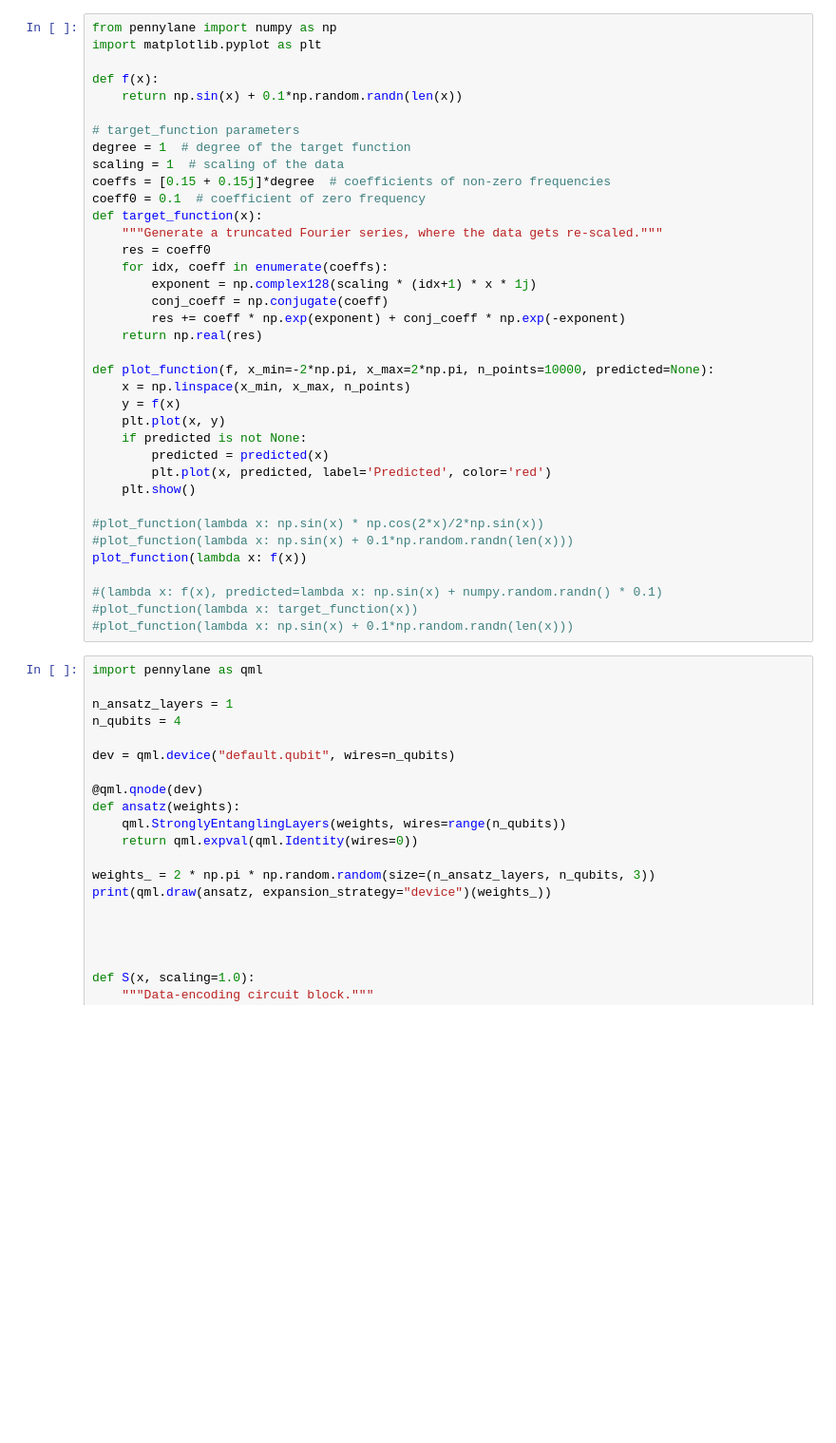
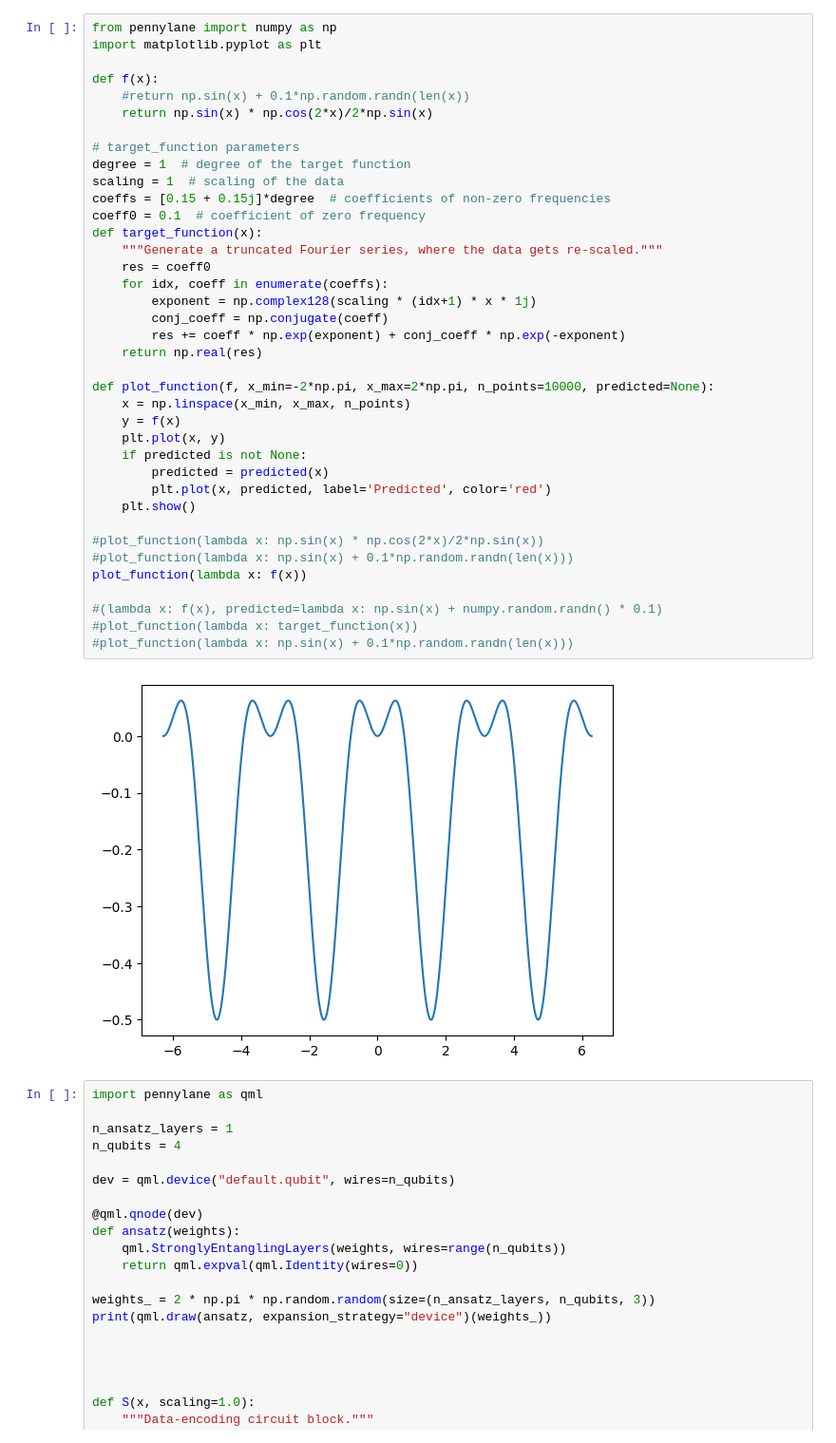
Before and after one commit to LudwigWiedemann/ProbDist_QCP, a Jupyter notebook: pennylane/Tunahan/test.ipynb, the cells around one changed output. Shown at 95% size. Cells and saved outputs as stored; diff of their text form; blank space fills up the shorter version.

Commit message:
Readme and random stuff

```diff
--- a/pennylane/Tunahan/test.ipynb
+++ b/pennylane/Tunahan/test.ipynb
@@ -3,38 +3,41 @@ from pennylane import numpy as np
 import matplotlib.pyplot as plt
 
 def f(x):
-    return np.sin(x) + 0.1*np.random.randn(len(x))
+    #return np.sin(x) + 0.1*np.random.randn(len(x))
+    return np.sin(x) * np.cos(2*x)/2*np.sin(x)
 
 # target_function parameters
 degree = 1  # degree of the target function
 scaling = 1  # scaling of the data
 coeffs = [0.15 + 0.15j]*degree  # coefficients of non-zero frequencies
 coeff0 = 0.1  # coefficient of zero frequency
 def target_function(x):
     """Generate a truncated Fourier series, where the data gets re-scaled."""
     res = coeff0
     for idx, coeff in enumerate(coeffs):
         exponent = np.complex128(scaling * (idx+1) * x * 1j)
         conj_coeff = np.conjugate(coeff)
         res += coeff * np.exp(exponent) + conj_coeff * np.exp(-exponent)
     return np.real(res)
 
 def plot_function(f, x_min=-2*np.pi, x_max=2*np.pi, n_points=10000, predicted=None):
     x = np.linspace(x_min, x_max, n_points)
     y = f(x)
     plt.plot(x, y)
     if predicted is not None:
         predicted = predicted(x)
         plt.plot(x, predicted, label='Predicted', color='red')
     plt.show()
 
 #plot_function(lambda x: np.sin(x) * np.cos(2*x)/2*np.sin(x))
 #plot_function(lambda x: np.sin(x) + 0.1*np.random.randn(len(x)))
 plot_function(lambda x: f(x))
 
 #(lambda x: f(x), predicted=lambda x: np.sin(x) + numpy.random.randn() * 0.1)
 #plot_function(lambda x: target_function(x))
 #plot_function(lambda x: np.sin(x) + 0.1*np.random.randn(len(x)))
+# %% [output]
+[figure, added]
 # %%
 import pennylane as qml
 
```
Also changed, not shown: 11 other files.
